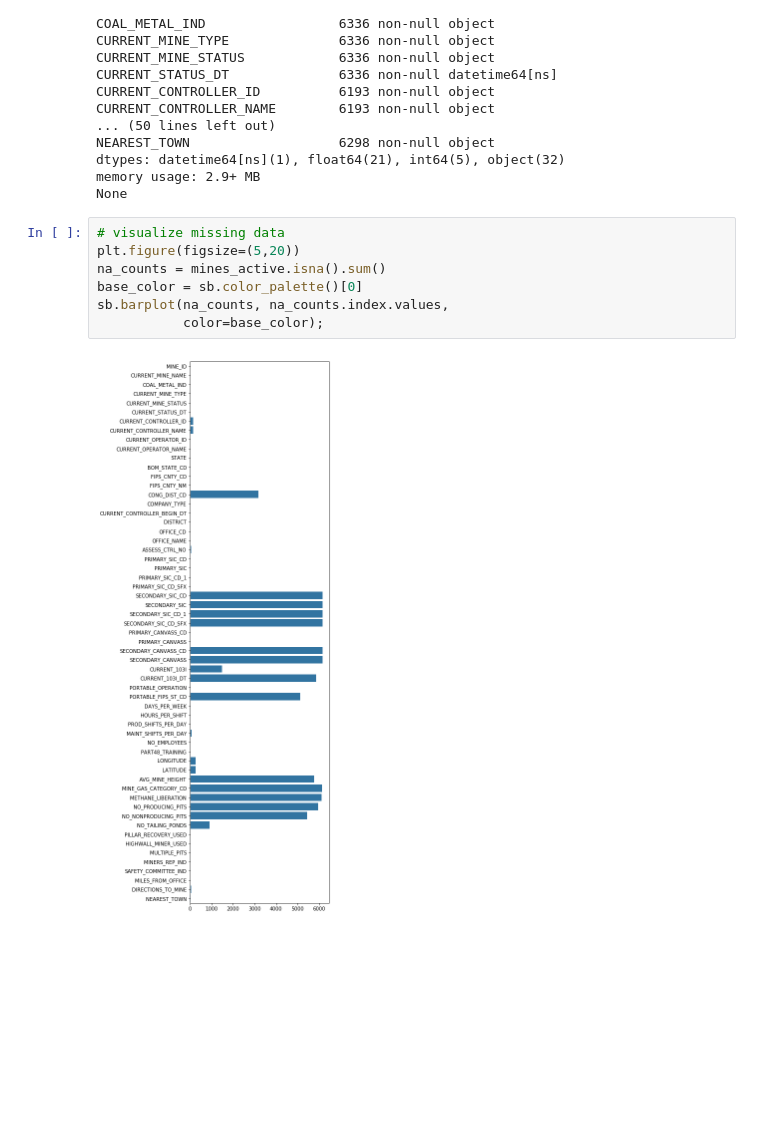
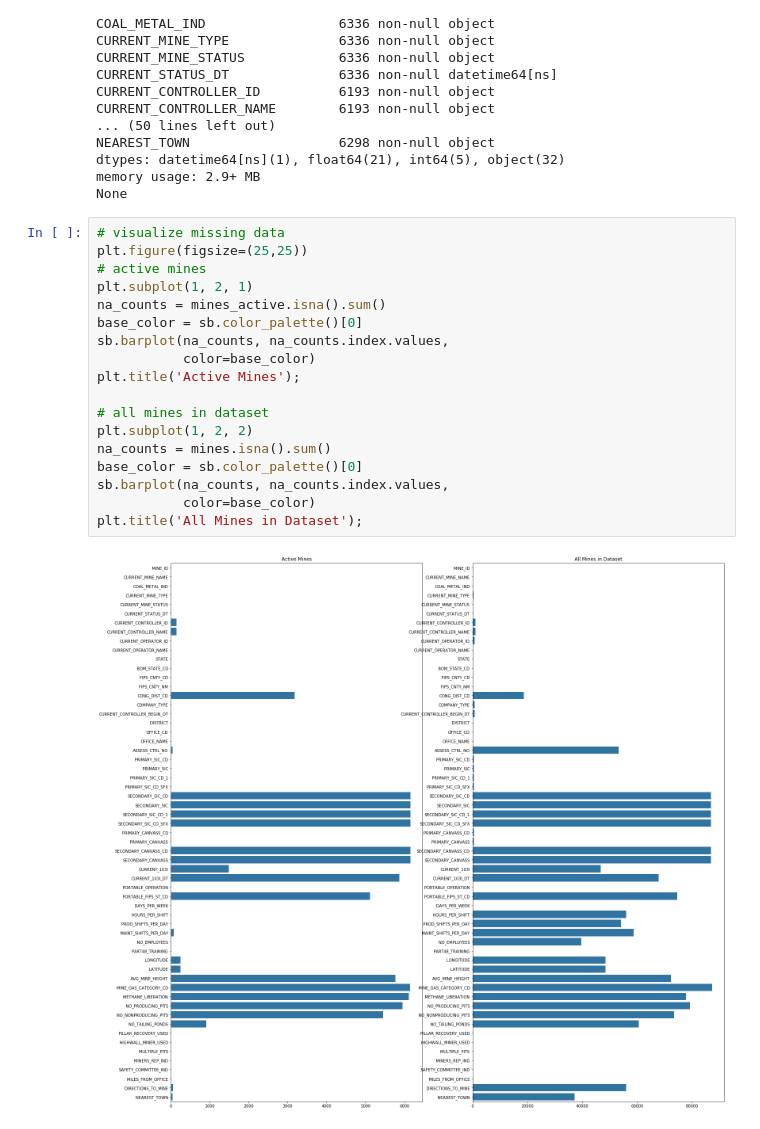
Before and after one commit to dvokinsark/us_mines, a Jupyter notebook: data_exploration.ipynb, the cells around one changed output. Cells and saved outputs as stored; diff of their text form; blank space fills up the shorter version.

Commit message:
feat: Add univariate exploration for active mines

```diff
--- a/data_exploration.ipynb
+++ b/data_exploration.ipynb
@@ -206,11 +209,22 @@ memory usage: 2.9+ MB
 None
 # %%
 # visualize missing data
-plt.figure(figsize=(5,20))
+plt.figure(figsize=(25,25))
+# active mines
+plt.subplot(1, 2, 1)
 na_counts = mines_active.isna().sum()
 base_color = sb.color_palette()[0]
 sb.barplot(na_counts, na_counts.index.values,
-           color=base_color);
+           color=base_color)
+plt.title('Active Mines');
+
+# all mines in dataset
+plt.subplot(1, 2, 2)
+na_counts = mines.isna().sum()
+base_color = sb.color_palette()[0]
+sb.barplot(na_counts, na_counts.index.values,
+           color=base_color)
+plt.title('All Mines in Dataset');
 # %% [output]
-[figure, old version]
+[figure, new version]
 # %% [markdown]
```
Also changed, not shown: parts of 17 cells of this notebook.
